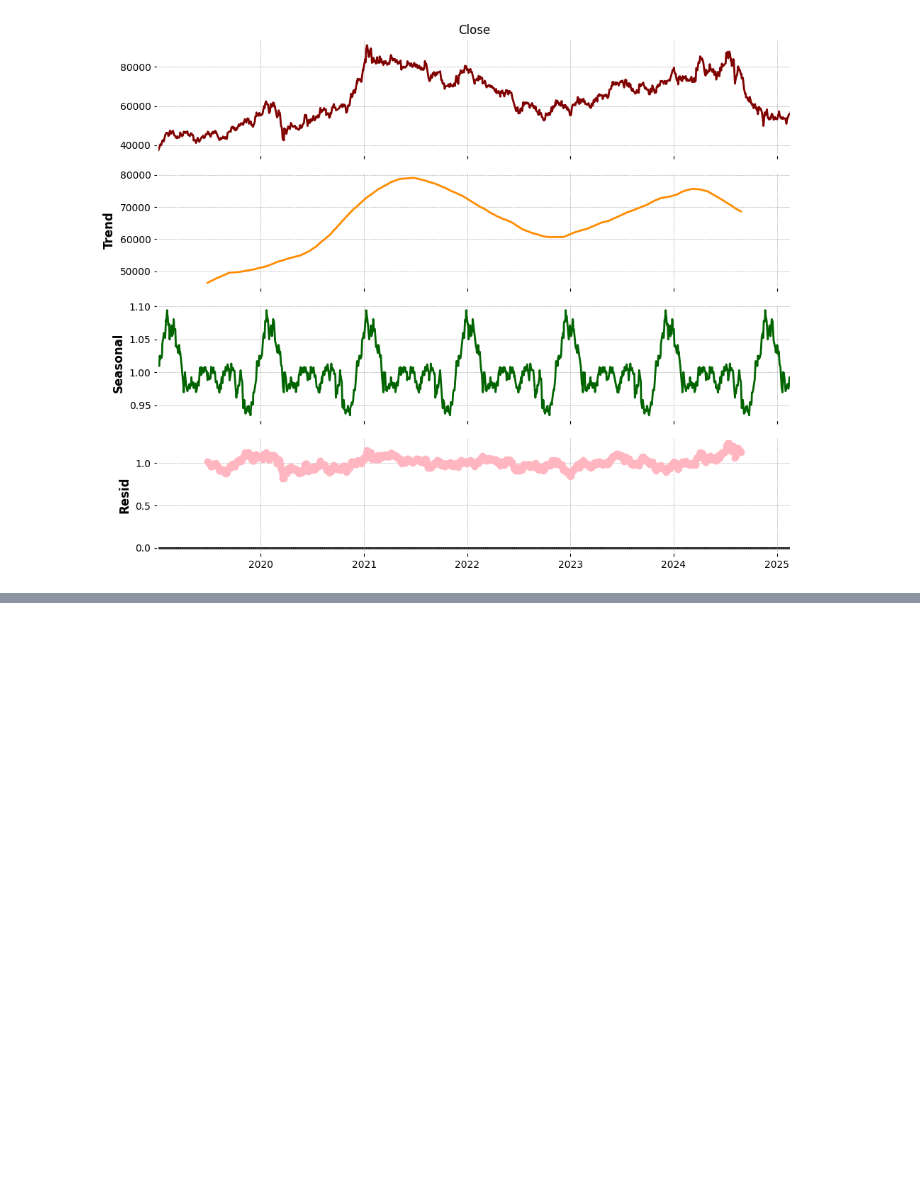
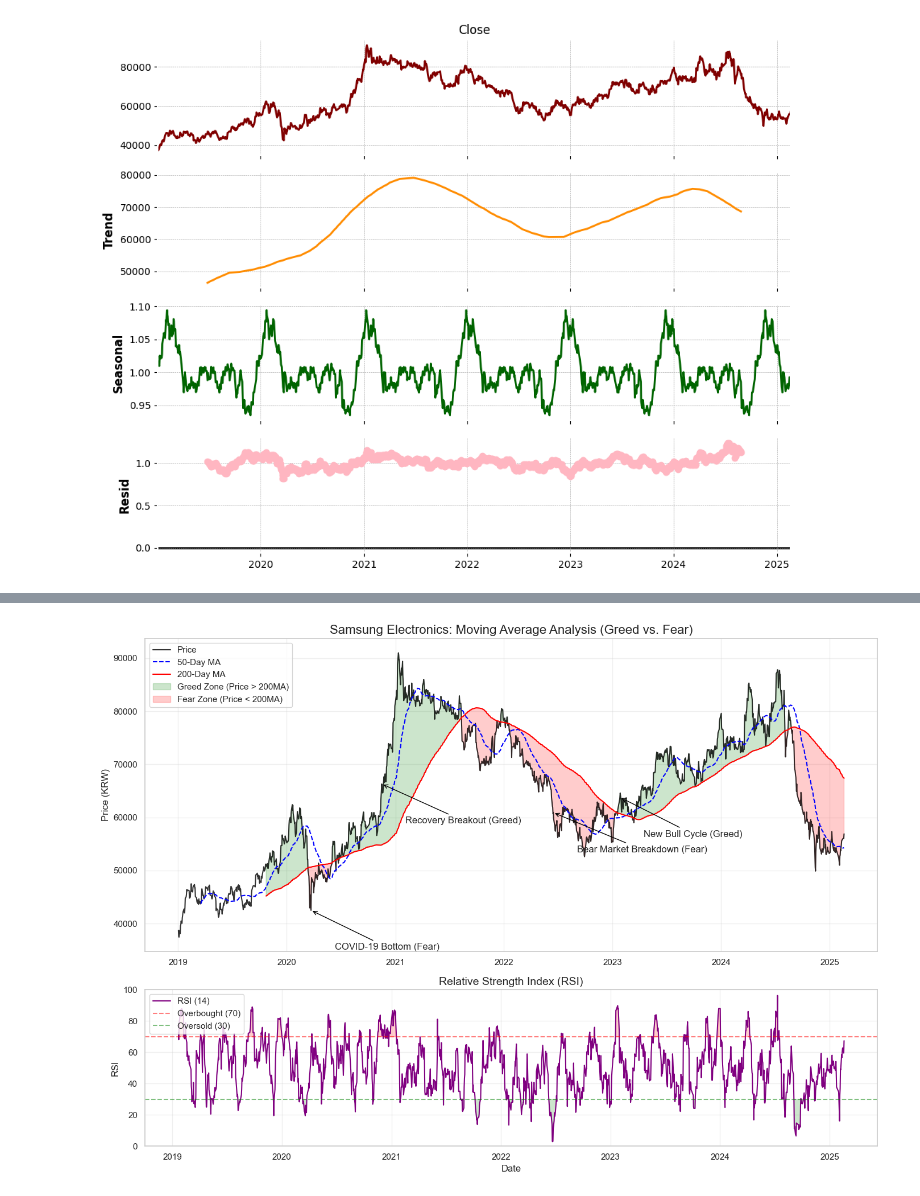
Before and after one commit to BIGDATA-GROUP-4/Samsung-Stock-Price, a Jupyter notebook: Samsung_stockprice.ipynb, the cells around one changed output, grey strips where cells are left out. Saved outputs shown, nothing was run; the diff lists cells and outputs as text; code cells hidden in the pictures; blank space fills up the shorter version.

```diff
--- a/Samsung_stockprice.ipynb
+++ b/Samsung_stockprice.ipynb
@@ -369,0 +600,76 @@ plt.show()
+# %%
+# --- Calculate Moving Averages and Signals (Existing Code) ---
+ss_pd['MA_50'] = ss_pd['Close'].rolling(window=50).mean()
+ss_pd['MA_200'] = ss_pd['Close'].rolling(window=200).mean()
+ss_pd['Signal'] = 0
+ss_pd.loc[ss_pd['Close'] > ss_pd['MA_200'], 'Signal'] = 1  # Greed
+ss_pd.loc[ss_pd['Close'] < ss_pd['MA_200'], 'Signal'] = -1  # Fear
+
+# --- Calculate RSI (New Code) ---
+def calculate_rsi(ss_pd, window=14):
+    delta = ss_pd['Close'].diff()
+    gain = (delta.where(delta > 0, 0)).rolling(window=window).mean()
+    loss = (-delta.where(delta < 0, 0)).rolling(window=window).mean()
+    rs = gain / loss
+    rsi = 100 - (100 / (1 + rs))
+    return rsi
+
+ss_pd['RSI'] = calculate_rsi(ss_pd)  # Add RSI column
+
+# --- Plotting ---
+fig, (ax1, ax2) = plt.subplots(2, 1, figsize=(14, 10), gridspec_kw={'height_ratios': [2, 1]})
+
+# 1. Price and Moving Averages (Top Subplot)
+ax1.plot(ss_pd.index, ss_pd['Close'], label='Price', color='black', alpha=0.8)
+ax1.plot(ss_pd.index, ss_pd['MA_50'], label='50-Day MA', color='blue', linestyle='--')
+ax1.plot(ss_pd.index, ss_pd['MA_200'], label='200-Day MA', color='red', linestyle='-')
+
+# Highlight greed/fear zones
+ax1.fill_between(ss_pd.index,
+                 ss_pd['Close'].where(ss_pd['Signal'] == 1),
+                 ss_pd['MA_200'].where(ss_pd['Signal'] == 1),
+                 color='green', alpha=0.2, label='Greed Zone (Price > 200MA)')
+ax1.fill_between(ss_pd.index,
+                 ss_pd['Close'].where(ss_pd['Signal'] == -1),
+                 ss_pd['MA_200'].where(ss_pd['Signal'] == -1),
+                 color='red', alpha=0.2, label='Fear Zone (Price < 200MA)')
+
+# Annotate events (adjusted xytext for spacing)
+events = {
+    '2020-03-23': 'COVID-19 Bottom (Fear)',
+    '2020-11-16': 'Recovery Breakout (Greed)',
+    '2022-06-16': 'Bear Market Breakdown (Fear)',
+    '2023-01-26': 'New Bull Cycle (Greed)'
+}
+for date, label in events.items():
+    if pd.to_datetime(date) in ss_pd.index:
+        price = ss_pd.loc[pd.to_datetime(date), 'Close']
+        ax1.annotate(label, xy=(pd.to_datetime(date), price),
+                     xytext=(30, -50), textcoords='offset points',
+                     arrowprops=dict(arrowstyle='->', color='black'))
+
+ax1.set_title('Samsung Electronics: Moving Average Analysis (Greed vs. Fear)', fontsize=16)
+ax1.set_ylabel('Price (KRW)', fontsize=12)
+ax1.legend(loc='upper left')
+ax1.grid(True, alpha=0.3)
+
+# 2. RSI Chart (Bottom Subplot)
+ax2.plot(ss_pd.index, ss_pd['RSI'], label='RSI (14)', color='purple', linewidth=1.5)
+ax2.axhline(70, color='red', linestyle='--', alpha=0.5, label='Overbought (70)')
+ax2.axhline(30, color='green', linestyle='--', alpha=0.5, label='Oversold (30)')
+ax2.fill_between(ss_pd.index, 70, ss_pd['RSI'].where(ss_pd['RSI'] >= 70),
+                 color='red', alpha=0.2)
+ax2.fill_between(ss_pd.index, 30, ss_pd['RSI'].where(ss_pd['RSI'] <= 30),
+                 color='green', alpha=0.2)
+
+ax2.set_title('Relative Strength Index (RSI)', fontsize=14)
+ax2.set_xlabel('Date', fontsize=12)
+ax2.set_ylabel('RSI', fontsize=12)
+ax2.legend(loc='upper left')
+ax2.grid(True, alpha=0.3)
+ax2.set_ylim(0, 100)  # RSI ranges from 0 to 100
+
+plt.tight_layout()
+plt.show()
+# %% [output]
+[figure, added]
```
Also changed, not shown: parts of 8 cells of this notebook.
